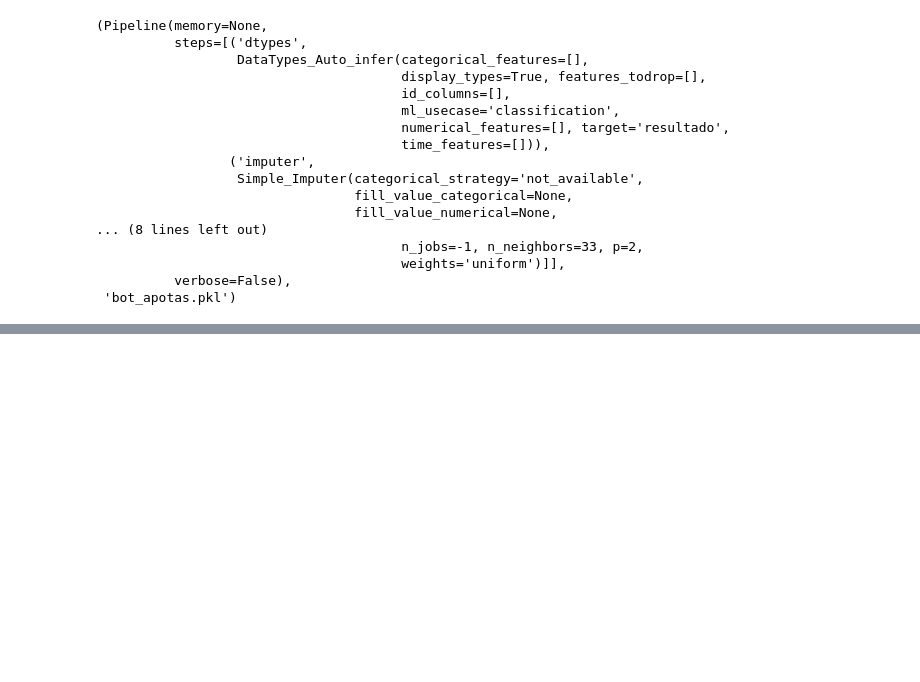
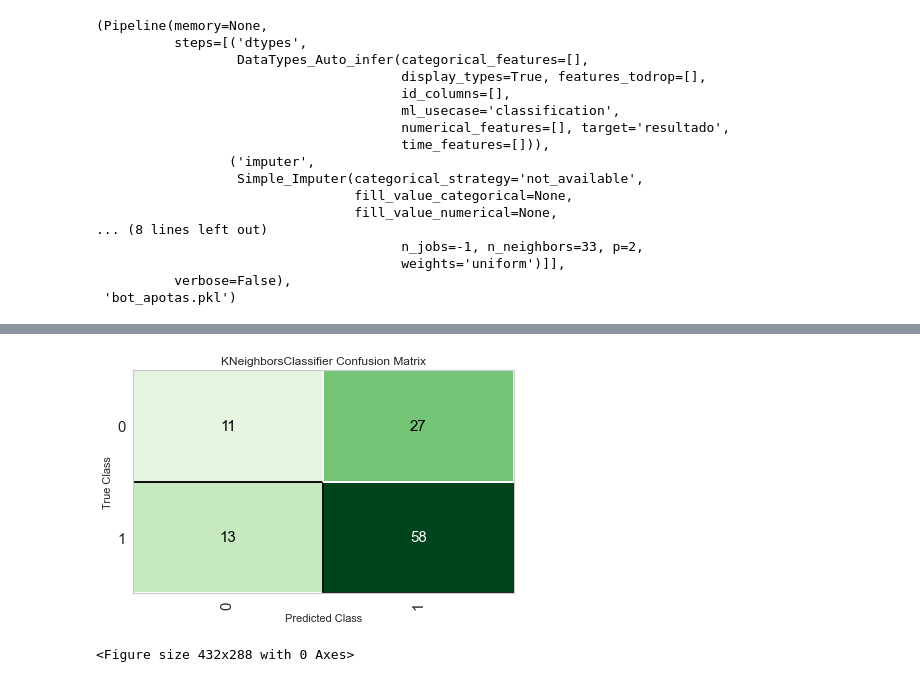
Before and after one commit to guilhermelt-22/final_project, a Jupyter notebook: criacao_de_modelo.ipynb, the cells around one changed output, grey strips where cells are left out. Saved outputs shown, nothing was run; the diff lists cells and outputs as text; code cells hidden in the pictures; blank space fills up the shorter version.

```diff
--- a/criacao_de_modelo.ipynb
+++ b/criacao_de_modelo.ipynb
@@ -306,0 +348,7 @@ Transformation Pipeline and Model Successfully Saved
+# %%
+# matriz de confusão do modelo
+plot_model(model,plot = 'confusion_matrix')
+plt.savefig('confusion_matrix.jpg')
+# %% [output]
+[figure, added]
+<Figure size 432x288 with 0 Axes>
```
Also changed, not shown: parts of 8 cells of this notebook, 5 other files.
